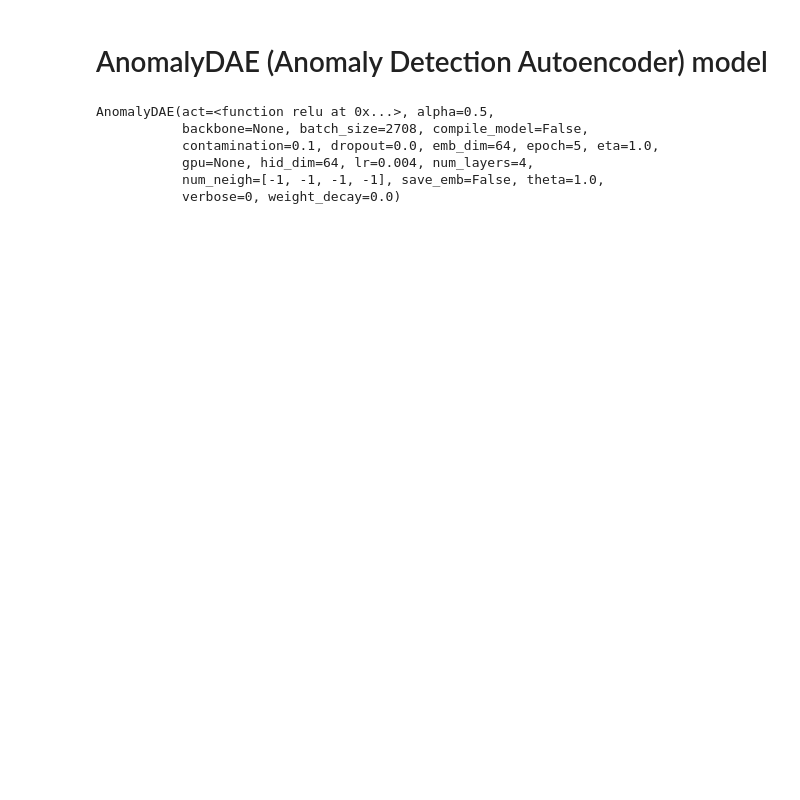
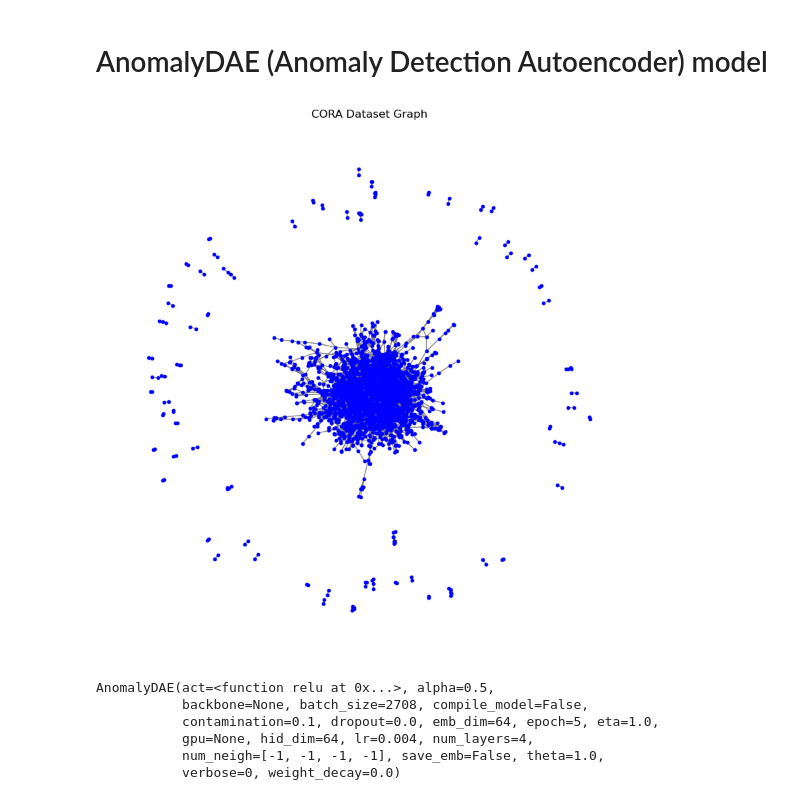
Before and after one commit to Grace-Melchiors/AAU-Dat6-Poison-GAD, a Jupyter notebook: AnomalyDAE/ModelTorch.ipynb, the cells around one changed output. Cells and saved outputs as stored; diff of their text form; code cells hidden in the pictures; blank space fills up the shorter version.

```diff
--- a/AnomalyDAE/ModelTorch.ipynb
+++ b/AnomalyDAE/ModelTorch.ipynb
@@ -59,6 +50,17 @@ from pygod.generator import gen_contextual_outlier, gen_structural_outlier
 data, ya = gen_contextual_outlier(data, n=100, k=50)
 data, ys = gen_structural_outlier(data, m=10, n=10)
 data.y = torch.logical_or(ys, ya).long()
+# %%
+# Convert PyTorch Geometric data to NetworkX graph ---
+graph2 = pyg_utils.to_networkx(data, to_undirected=True)
+
+# Draws the graph ----
+plt.figure(figsize=(8, 8))
+nx.draw(graph2, node_size=10, node_color='b', edge_color='gray', with_labels=False)
+plt.title('CORA Dataset Graph')
+plt.show()
+# %% [output]
+[figure, added]
 # %%
 from torch.nn import Sigmoid
 from pygod import detector
```
Also changed, not shown: parts of 9 cells of this notebook, 2 other files.
